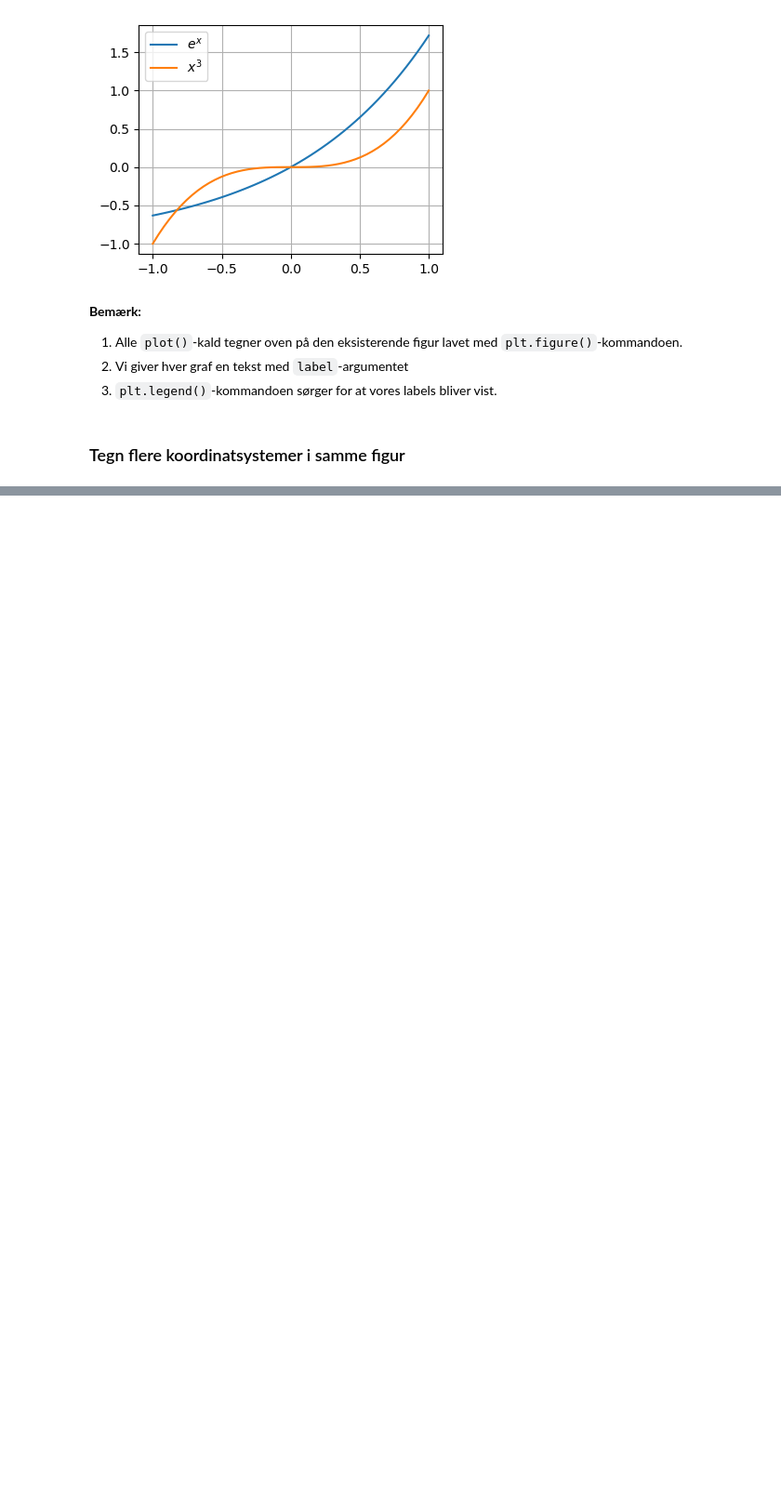
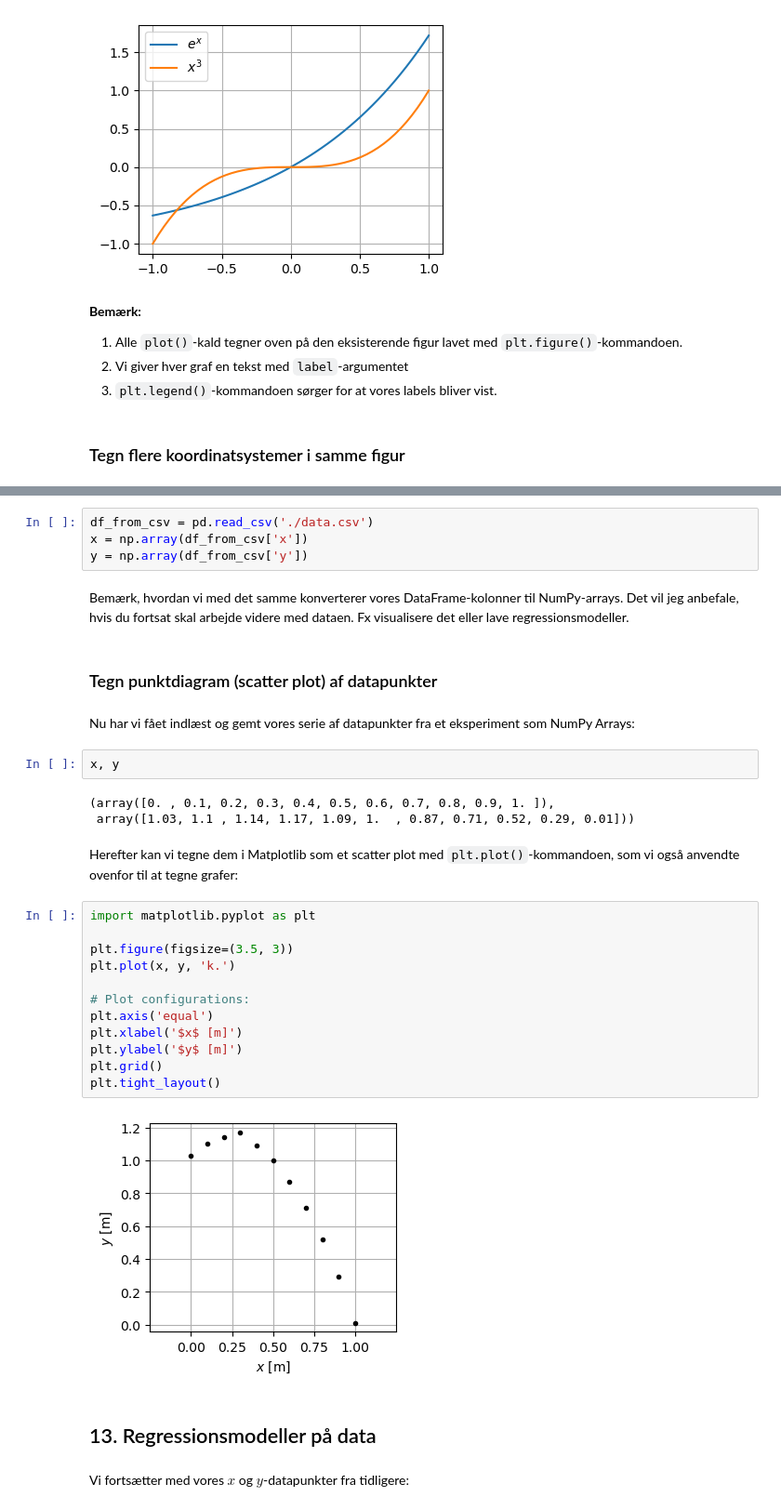
Before and after one commit to runehoejlund/ida-python-for-begyndere, a Jupyter notebook: 00-Python-for-begyndere.ipynb, the cells around one changed output, grey strips where cells are left out. Shown at 93% size. Drawn from its saved outputs; the diff is of its cells as text; blank space fills up the shorter version.

```diff
--- a/00-Python-for-begyndere.ipynb
+++ b/00-Python-for-begyndere.ipynb
@@ -905,0 +976,35 @@ plt.
+# %%
+df_from_csv = pd.read_csv('./data.csv')
+x = np.array(df_from_csv['x'])
+y = np.array(df_from_csv['y'])
+# %% [markdown]
+Bemærk, hvordan vi med det samme konverterer vores DataFrame-kolonner til NumPy-arrays. Det vil jeg anbefale, hvis du fortsat skal arbejde videre med dataen. Fx visualisere det eller lave regressionsmodeller.
+# %% [markdown]
+### Tegn punktdiagram (scatter plot) af datapunkter
+# %% [markdown]
+Nu har vi fået indlæst og gemt vores serie af datapunkter fra et eksperiment som NumPy Arrays:
+# %%
+x, y
+# %% [output]
+(array([0. , 0.1, 0.2, 0.3, 0.4, 0.5, 0.6, 0.7, 0.8, 0.9, 1. ]),
+ array([1.03, 1.1 , 1.14, 1.17, 1.09, 1.  , 0.87, 0.71, 0.52, 0.29, 0.01]))
+# %% [markdown]
+Herefter kan vi tegne dem i Matplotlib som et scatter plot med `plt.plot()`-kommandoen, som vi også anvendte ovenfor til at tegne grafer:
+# %%
+import matplotlib.pyplot as plt
+
+plt.figure(figsize=(3.5, 3))
+plt.plot(x, y, 'k.')
+
+# Plot configurations:
+plt.axis('equal')
+plt.xlabel('$x$ [m]')
+plt.ylabel('$y$ [m]')
+plt.grid()
+plt.tight_layout()
+# %% [output]
+[figure, added]
+# %% [markdown]
+## 13. Regressionsmodeller på data
+# %% [markdown]
+Vi fortsætter med vores $x$ og $y$-datapunkter fra tidligere:
```
Also changed, not shown: parts of 59 cells of this notebook, 1 other file.
